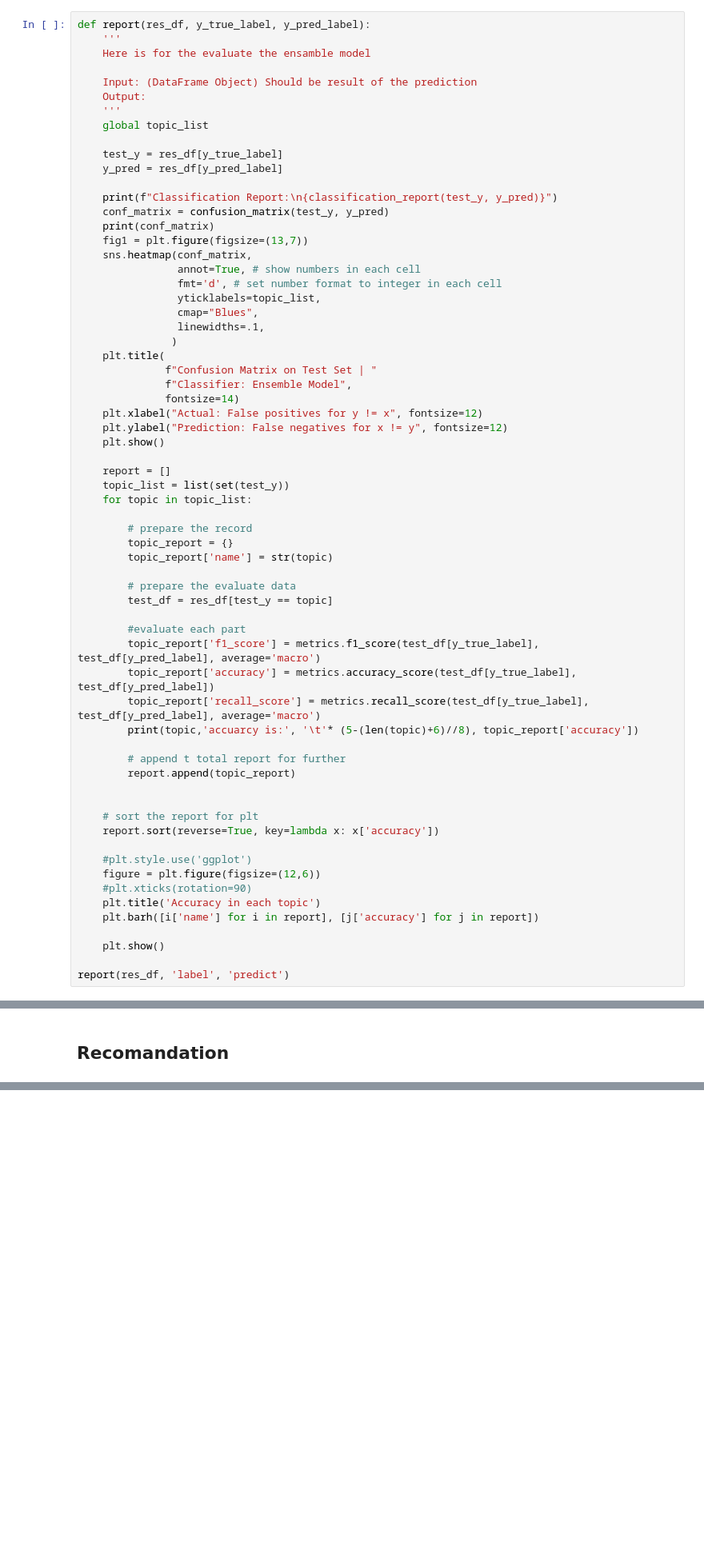
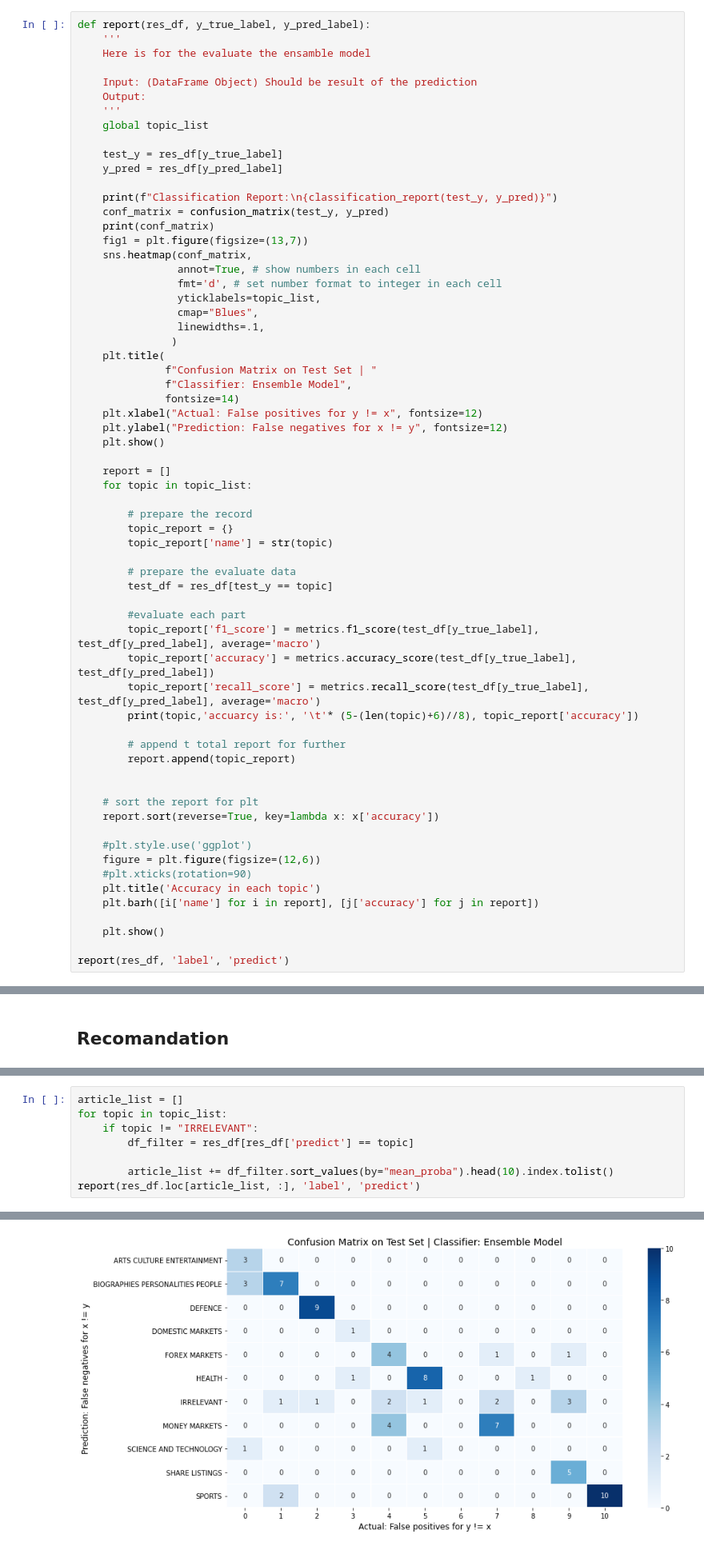
Before and after one commit to HenryLiangzy/COMP9417_Project, a Jupyter notebook: Ensemble_final.ipynb, the cells around one changed output, grey strips where cells are left out. Shown at 80% size. Cells and saved outputs as stored; diff of their text form; blank space fills up the shorter version.

```diff
--- a/Ensemble_final.ipynb
+++ b/Ensemble_final.ipynb
@@ -355,7 +355,6 @@ def report(res_df, y_true_label, y_pred_label):
     plt.show()
 
     report = []
-    topic_list = list(set(test_y))
     for topic in topic_list:
 
         # prepare the record
@@ -477,0 +477,9 @@ ARTS CULTURE ENTERTAINMENT
+# %%
+article_list = []
+for topic in topic_list:
+    if topic != "IRRELEVANT":
+        df_filter = res_df[res_df['predict'] == topic]
+
+        article_list += df_filter.sort_values(by="mean_proba").head(10).index.tolist()
+report(res_df.loc[article_list, :], 'label', 'predict')
+# %% [output]
@@ -477,0 +503 @@ ARTS CULTURE ENTERTAINMENT
+[figure, added]
```
Also changed, not shown: parts of 4 cells of this notebook.
